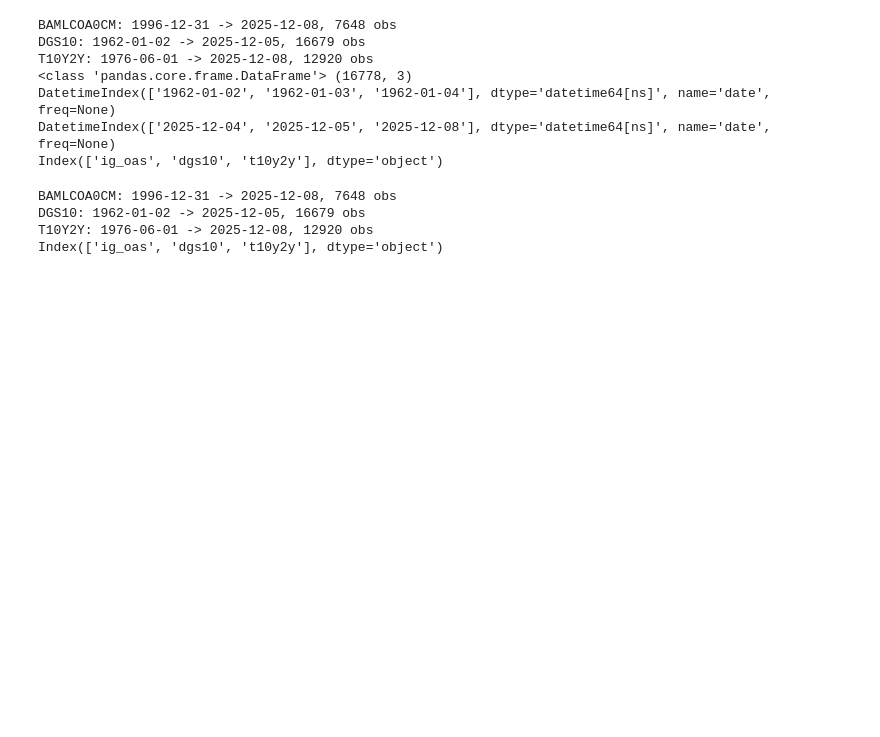
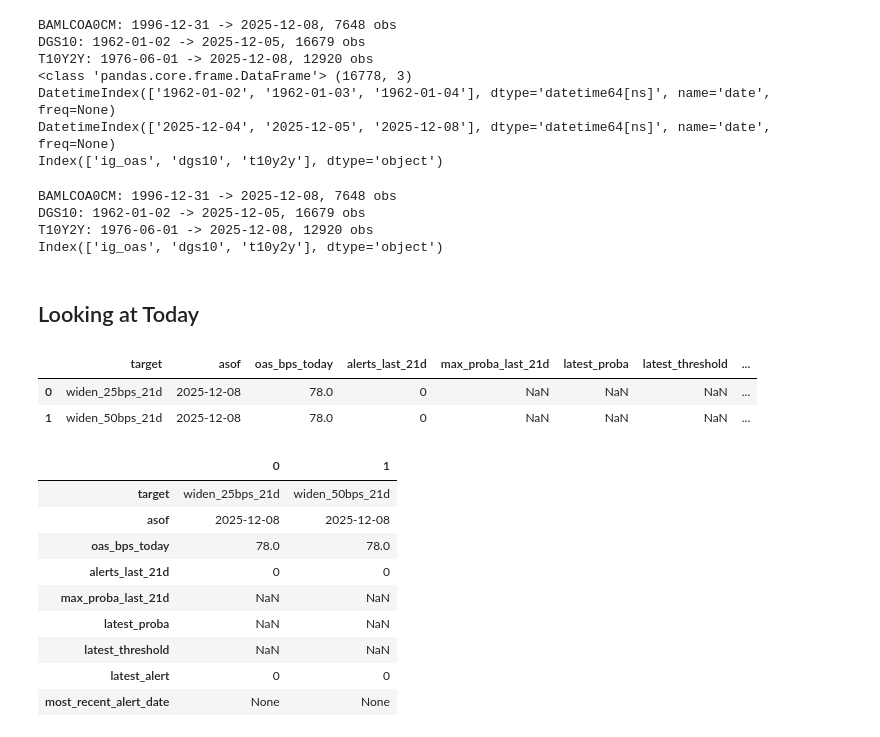
Before and after one commit to WickedoneC/credit_spread_regime, a Jupyter notebook: notebooks/01_eda_spread_regimes.ipynb, the cells around one changed output. Drawn from its saved outputs; the diff is of its cells as text; code cells hidden in the pictures; blank space fills up the shorter version.

Commit message:
finalizing pipeline and readme, and looking at last 21 days

```diff
--- a/notebooks/01_eda_spread_regimes.ipynb
+++ b/notebooks/01_eda_spread_regimes.ipynb
@@ -2007,3 +2007,75 @@ BAMLCOA0CM: 1996-12-31 -> 2025-12-08, 7648 obs
 DGS10: 1962-01-02 -> 2025-12-05, 16679 obs
 T10Y2Y: 1976-06-01 -> 2025-12-08, 12920 obs
 Index(['ig_oas', 'dgs10', 't10y2y'], dtype='object')
+# %% [markdown]
+## Looking at Today
+# %%
+import pandas as pd
+
+WINDOW_N = 21
+variant = "regime"  # change to "baseline" if needed
+
+asof = df.index.max()
+
+# last WINDOW_N trading days + today (robust even if df is short)
+win_idx = df.index[-(WINDOW_N + 1):]
+
+targets = ["widen_25bps_21d", "widen_50bps_21d"]
+
+def _get_oos_proba(results_dict, target, variant):
+    # tuple-keyed results (preferred)
+    if (target, variant) in results_dict and "oos_proba" in results_dict[(target, variant)]:
+        return results_dict[(target, variant)]["oos_proba"]
+    # string-keyed results (older)
+    if target in results_dict and isinstance(results_dict[target], pd.Series):
+        return results_dict[target]
+    raise KeyError(f"Cannot find oos_proba for target={target} variant={variant}. Keys sample: {list(results_dict.keys())[:5]}")
+
+rows = []
+for t in targets:
+    p = _get_oos_proba(results, t, variant).reindex(df.index)
+
+    # thresholds derived from proba (do not assume thresholds dict exists in notebook)
+    thr = per_year_threshold_series_top_n(p.dropna(), n=10).reindex(df.index)
+
+    # alerts
+    a = ((p >= thr) & p.notna() & thr.notna()).astype(int)
+
+    # window frame
+    w = pd.DataFrame({"proba": p.loc[win_idx], "threshold": thr.loc[win_idx], "alert": a.loc[win_idx]}).dropna()
+
+    most_recent_alert_date = None
+    if not w.empty and (w["alert"] == 1).any():
+        most_recent_alert_date = w.index[w["alert"] == 1].max().date().isoformat()
+
+    rows.append({
+        "target": t,
+        "asof": asof.date().isoformat(),
+        "oas_bps_today": float(df.loc[asof, "ig_oas"] * 100.0) if "ig_oas" in df.columns else float("nan"),
+        "alerts_last_21d": int(w["alert"].sum()) if len(w) else 0,
+        "max_proba_last_21d": float(w["proba"].max()) if len(w) else float("nan"),
+        "latest_proba": float(p.loc[asof]) if asof in p.index and pd.notna(p.loc[asof]) else float("nan"),
+        "latest_threshold": float(thr.loc[asof]) if asof in thr.index and pd.notna(thr.loc[asof]) else float("nan"),
+        "latest_alert": int(a.loc[asof]) if asof in a.index and pd.notna(a.loc[asof]) else None,
+        "most_recent_alert_date": most_recent_alert_date,
+    })
+
+snapshot = pd.DataFrame(rows)
+snapshot
+# %% [output]
+|  | target | asof | oas_bps_today | alerts_last_21d | max_proba_last_21d | latest_proba | latest_threshold | ... |
+| 0 | widen_25bps_21d | 2025-12-08 | 78.0 | 0 | NaN | NaN | NaN | ... |
+| 1 | widen_50bps_21d | 2025-12-08 | 78.0 | 0 | NaN | NaN | NaN | ... |
+# %%
+snapshot.T
+# %% [output]
+|  | 0 | 1 |
+| target | widen_25bps_21d | widen_50bps_21d |
+| asof | 2025-12-08 | 2025-12-08 |
+| oas_bps_today | 78.0 | 78.0 |
+| alerts_last_21d | 0 | 0 |
+| max_proba_last_21d | NaN | NaN |
+| latest_proba | NaN | NaN |
+| latest_threshold | NaN | NaN |
+| latest_alert | 0 | 0 |
+| most_recent_alert_date | None | None |
```
Also changed, not shown: parts of 2 cells of this notebook, 1 other file.
